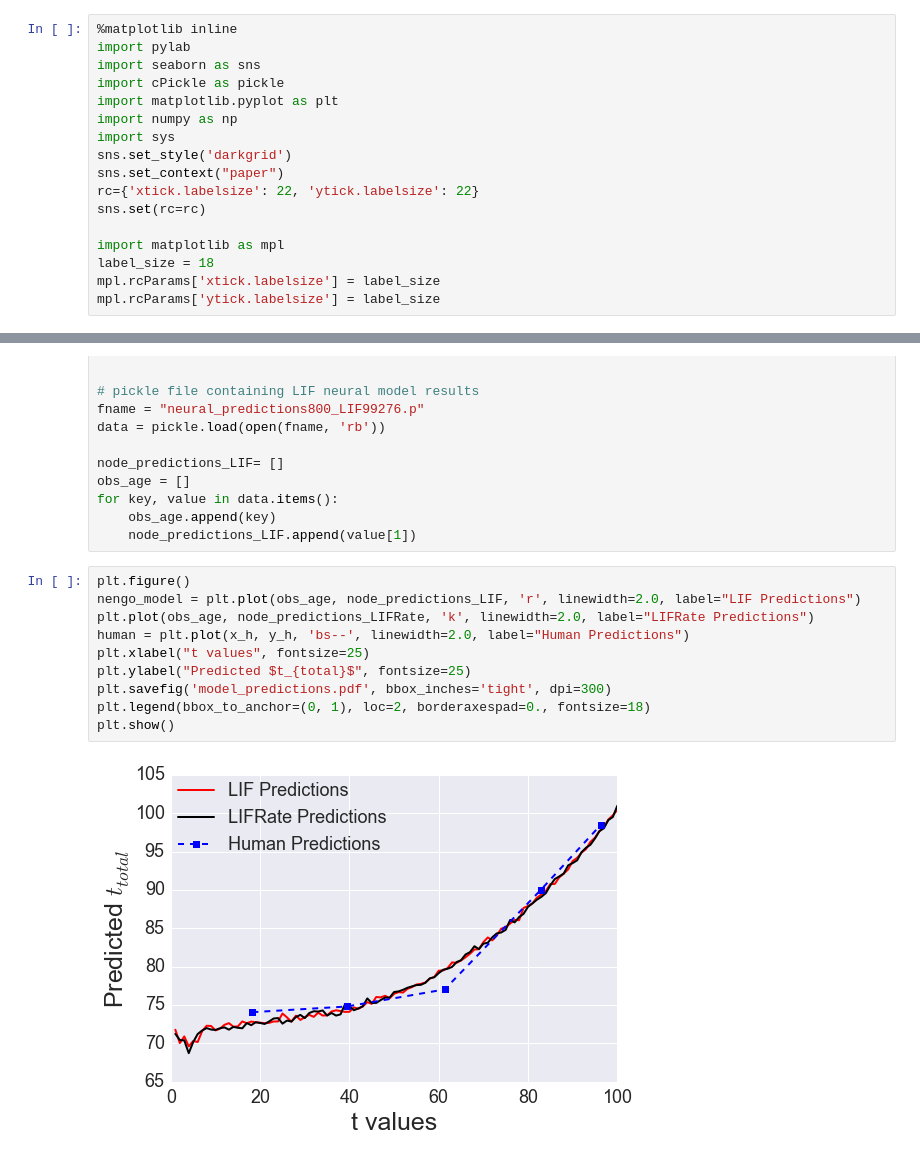
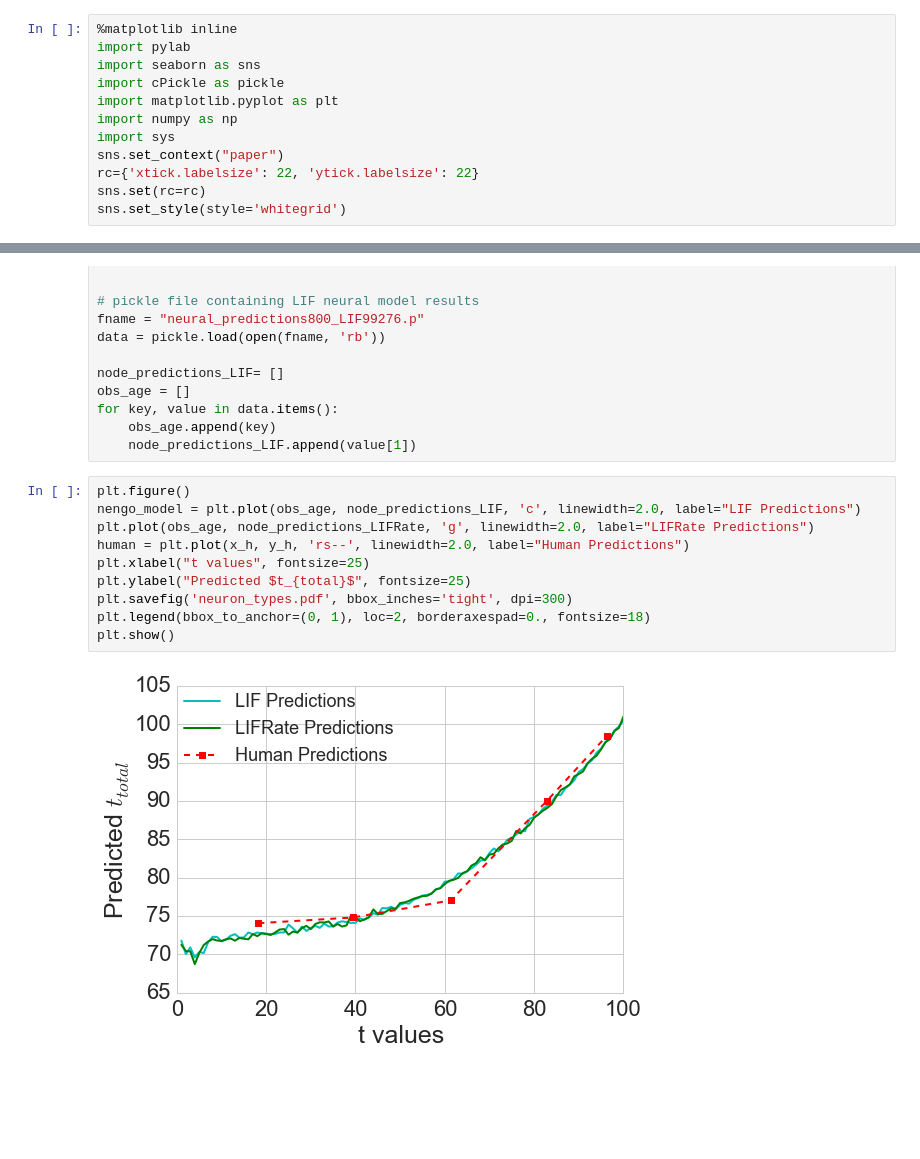
Before and after one commit to ctn-waterloo/cogsci17-infer, a Jupyter notebook: results/results-plots.ipynb, the cells around one changed output, grey strips where cells are left out. Drawn from its saved outputs; the diff is of its cells as text; blank space fills up the shorter version.

```diff
--- a/results/results-plots.ipynb
+++ b/results/results-plots.ipynb
@@ -6,15 +6,10 @@ import cPickle as pickle
 import matplotlib.pyplot as plt
 import numpy as np
 import sys
-sns.set_style('darkgrid')
 sns.set_context("paper")
 rc={'xtick.labelsize': 22, 'ytick.labelsize': 22}
 sns.set(rc=rc)
-
-import matplotlib as mpl
-label_size = 18
-mpl.rcParams['xtick.labelsize'] = label_size
-mpl.rcParams['ytick.labelsize'] = label_size
+sns.set_style(style='whitegrid')
 # %% [markdown]
 ## Replicated Bayesian Model
 # %%
@@ -215,13 +210,13 @@ for key, value in data.items():
     node_predictions_LIF.append(value[1])
 # %%
 plt.figure()
-nengo_model = plt.plot(obs_age, node_predictions_LIF, 'r', linewidth=2.0, label="LIF Predictions")
-plt.plot(obs_age, node_predictions_LIFRate, 'k', linewidth=2.0, label="LIFRate Predictions")
-human = plt.plot(x_h, y_h, 'bs--', linewidth=2.0, label="Human Predictions")
+nengo_model = plt.plot(obs_age, node_predictions_LIF, 'c', linewidth=2.0, label="LIF Predictions")
+plt.plot(obs_age, node_predictions_LIFRate, 'g', linewidth=2.0, label="LIFRate Predictions")
+human = plt.plot(x_h, y_h, 'rs--', linewidth=2.0, label="Human Predictions")
 plt.xlabel("t values", fontsize=25)
 plt.ylabel("Predicted $t_{total}$", fontsize=25)
-plt.savefig('model_predictions.pdf', bbox_inches='tight', dpi=300)
+plt.savefig('neuron_types.pdf', bbox_inches='tight', dpi=300)
 plt.legend(bbox_to_anchor=(0, 1), loc=2, borderaxespad=0., fontsize=18)
 plt.show()
 # %% [output]
-[figure, old version]
+[figure, new version]
```
Also changed, not shown: parts of 3 cells of this notebook.
